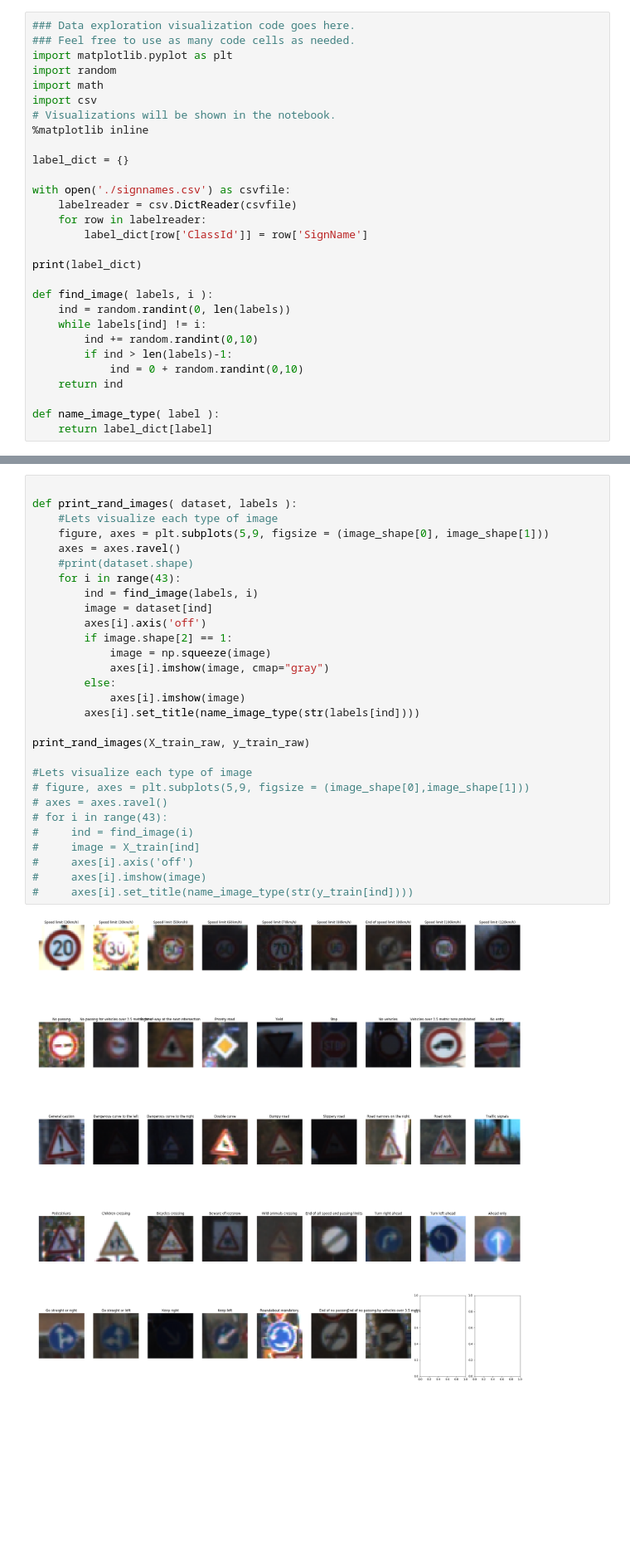
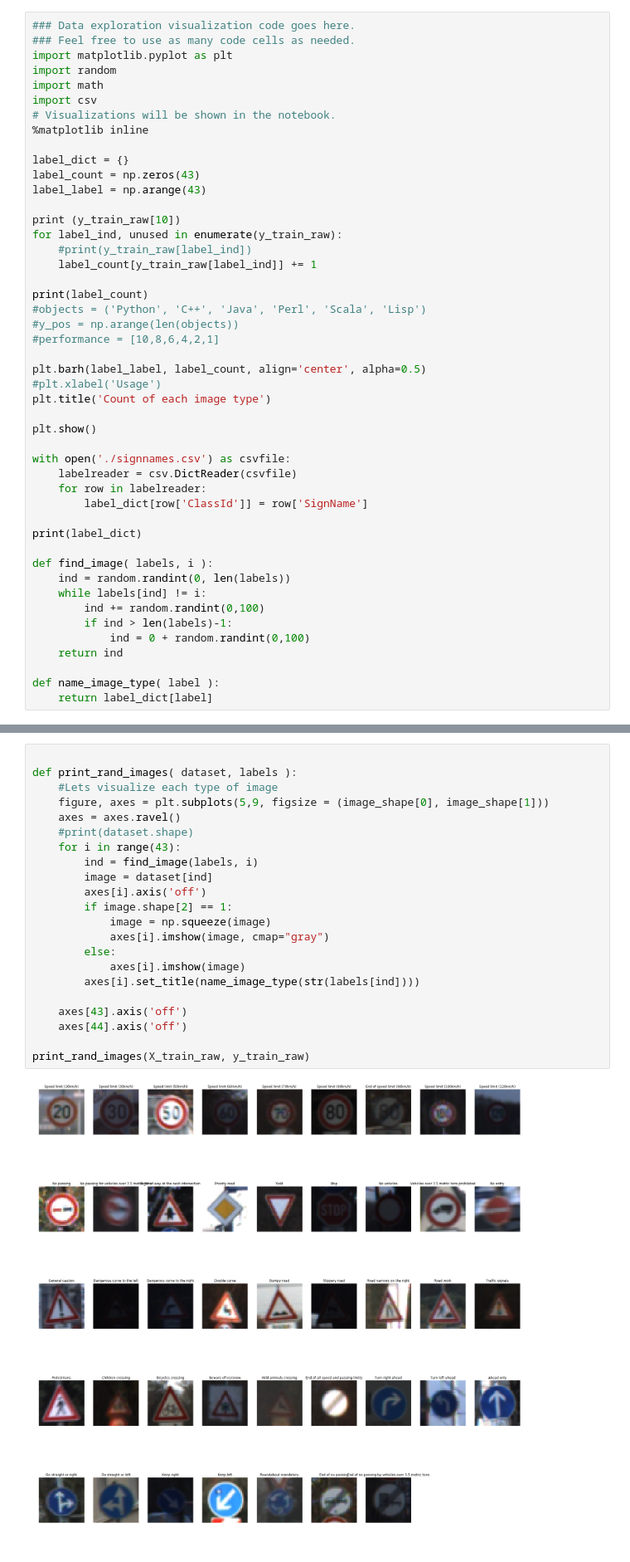
Before and after one commit to nxydes/P2-TrafficSignClassifier, a Jupyter notebook: Traffic_Sign_Classifier.ipynb, the cells around one changed output, grey strips where cells are left out. Shown at 83% size. Cells and saved outputs as stored; diff of their text form; blank space fills up the shorter version.

```diff
--- a/Traffic_Sign_Classifier.ipynb
+++ b/Traffic_Sign_Classifier.ipynb
@@ -122,6 +113,24 @@ import csv
 %matplotlib inline
 
 label_dict = {}
+label_count = np.zeros(43)
+label_label = np.arange(43)
+
+print (y_train_raw[10])
+for label_ind, unused in enumerate(y_train_raw):
+    #print(y_train_raw[label_ind])
+    label_count[y_train_raw[label_ind]] += 1
+
+print(label_count)
+#objects = ('Python', 'C++', 'Java', 'Perl', 'Scala', 'Lisp')
+#y_pos = np.arange(len(objects))
+#performance = [10,8,6,4,2,1]
+
+plt.barh(label_label, label_count, align='center', alpha=0.5)
+#plt.xlabel('Usage')
+plt.title('Count of each image type')
+
+plt.show()
 
 with open('./signnames.csv') as csvfile:
     labelreader = csv.DictReader(csvfile)
@@ -133,9 +142,9 @@ print(label_dict)
 def find_image( labels, i ):
     ind = random.randint(0, len(labels))
     while labels[ind] != i:
-        ind += random.randint(0,10)
+        ind += random.randint(0,100)
         if ind > len(labels)-1:
-            ind = 0 + random.randint(0,10)
+            ind = 0 + random.randint(0,100)
     return ind
 
 def name_image_type( label ):
@@ -145,34 +161,27 @@ def name_image_type( label ):
 # %%
 
 def print_rand_images( dataset, labels ):
     #Lets visualize each type of image
     figure, axes = plt.subplots(5,9, figsize = (image_shape[0], image_shape[1]))
     axes = axes.ravel()
     #print(dataset.shape)
     for i in range(43):
         ind = find_image(labels, i)
         image = dataset[ind]
         axes[i].axis('off')
         if image.shape[2] == 1:
             image = np.squeeze(image)
             axes[i].imshow(image, cmap="gray")
         else:
             axes[i].imshow(image)
         axes[i].set_title(name_image_type(str(labels[ind])))
 
+    axes[43].axis('off')
+    axes[44].axis('off')
+
 print_rand_images(X_train_raw, y_train_raw)
-
-#Lets visualize each type of image
-# figure, axes = plt.subplots(5,9, figsize = (image_shape[0],image_shape[1]))
-# axes = axes.ravel()
-# for i in range(43):
-#     ind = find_image(i)
-#     image = X_train[ind]
-#     axes[i].axis('off')
-#     axes[i].imshow(image)
-#     axes[i].set_title(name_image_type(str(y_train[ind])))
 # %% [output]
-[figure, old version]
+[figure, new version]
 # %% [markdown]
 ----
 
```
Also changed, not shown: parts of 11 cells of this notebook, 6 other files.
